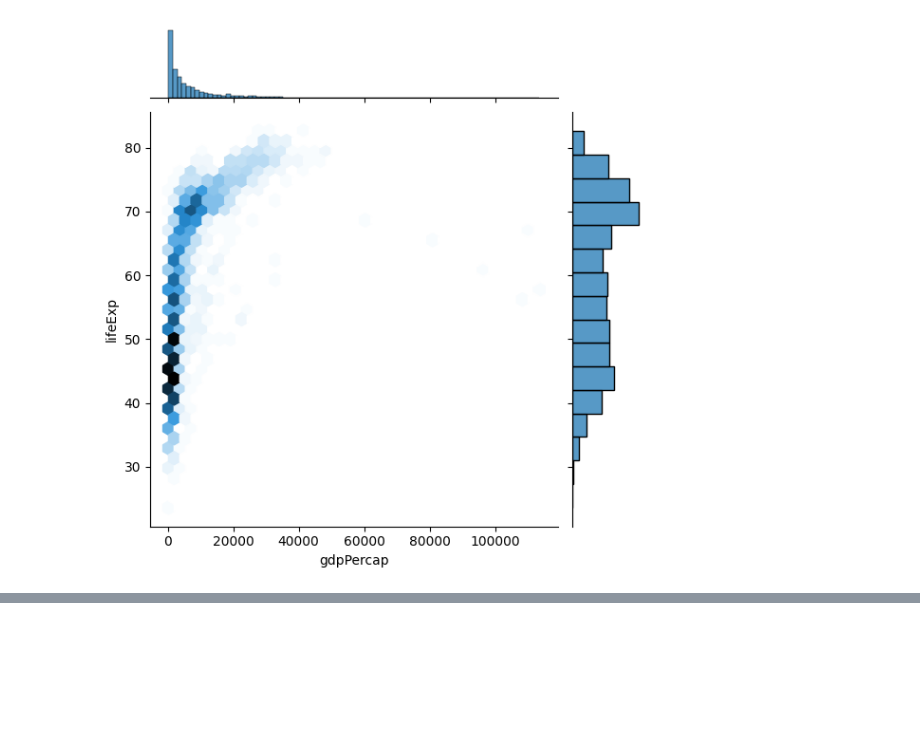
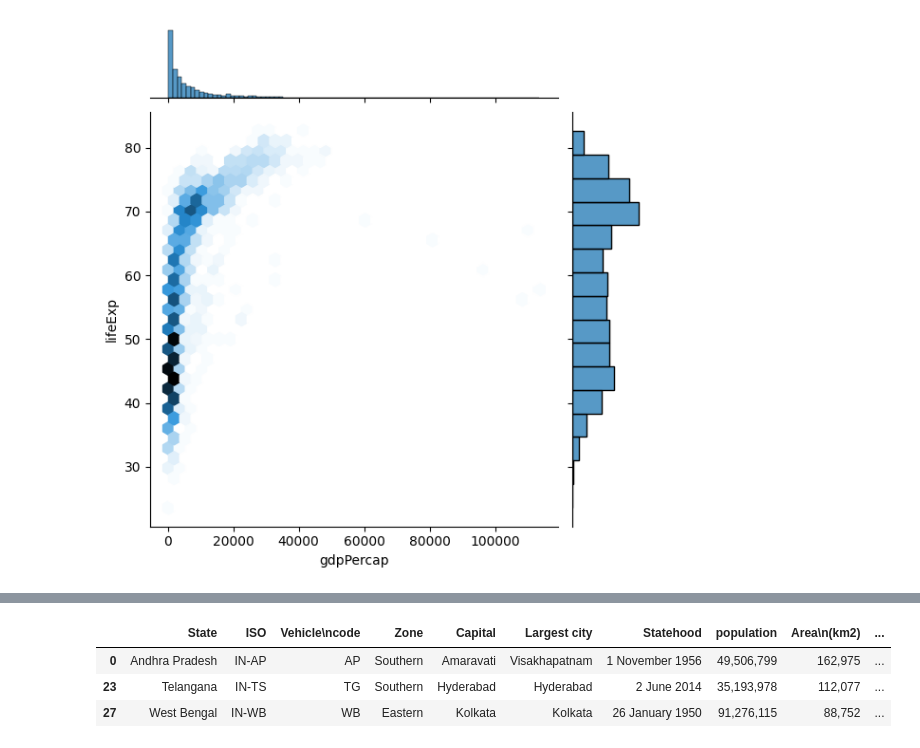
Before and after one commit to jaidatta71/Chatbot, a Jupyter notebook: Creating Violin, Box, and Joint Plots.ipynb, the cells around one changed output, grey strips where cells are left out. Saved outputs shown, nothing was run; the diff lists cells and outputs as text; code cells hidden in the pictures; blank space fills up the shorter version.

```diff
--- a/Creating Violin, Box, and Joint Plots.ipynb
+++ b/Creating Violin, Box, and Joint Plots.ipynb
@@ -293,3 +293,6 @@ sns.jointplot(gapminder, x = 'gdpPercap' , y = 'lifeExp', kind  = 'hex')
 # %% [output]
 <seaborn.axisgrid.JointGrid at 0x...>
 [figure]
+# %%
+df = pd.read_csv('drive/MyDrive/india_states.csv')
+df.info()
@@ -295,0 +317,3 @@ sns.jointplot(gapminder, x = 'gdpPercap' , y = 'lifeExp', kind  = 'hex')
+# %%
+df = df.rename(columns = {"Population\n(2011)" : "population", "Additional official\nlanguages":"other", "Official\nlanguages": "official"} )
+#df = df.rename(columns = {“Total Population” : “population”})
@@ -295,0 +326,7 @@ sns.jointplot(gapminder, x = 'gdpPercap' , y = 'lifeExp', kind  = 'hex')
+# %%
+df[df["official"].str.contains("Telugu") | df["other"].str.contains("Telugu")]
+# %% [output]
+|  | State | ISO | Vehicle\ncode | Zone | Capital | Largest city | Statehood | population | Area\n(km2) | ... |
+| 0 | Andhra Pradesh | IN-AP | AP | Southern | Amaravati | Visakhapatnam | 1 November 1956 | 49,506,799 | 162,975 | ... |
+| 23 | Telangana | IN-TS | TG | Southern | Hyderabad | Hyderabad | 2 June 2014 | 35,193,978 | 112,077 | ... |
+| 27 | West Bengal | IN-WB | WB | Eastern | Kolkata | Kolkata | 26 January 1950 | 91,276,115 | 88,752 | ... |
```
Also changed, not shown: parts of 13 cells of this notebook.
